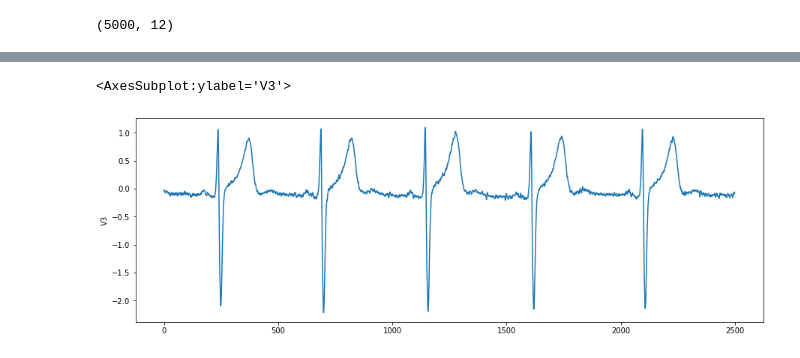
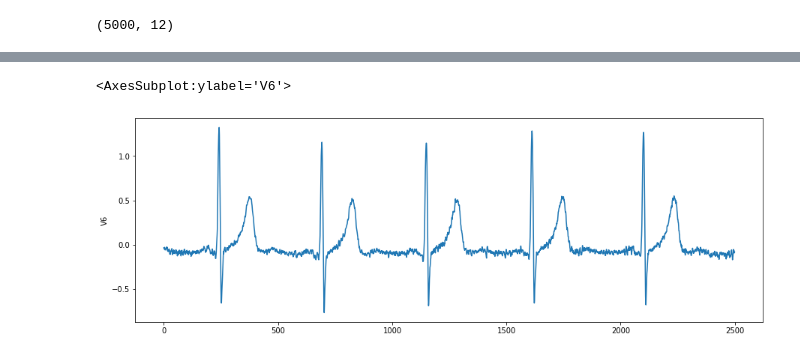
Before and after one commit to sametdumankaya/ECGProject, a Jupyter notebook: main_heartpy.ipynb, the cells around one changed output, grey strips where cells are left out. Cells and saved outputs as stored; diff of their text form; code cells hidden in the pictures.

```diff
--- a/main_heartpy.ipynb
+++ b/main_heartpy.ipynb
@@ -39,8 +39,8 @@ df.describe()
 # %%
 import seaborn as sns
 
-sns.lineplot(data=df["V3"][:2500])
+sns.lineplot(data=df["V6"][:2500])
 # %% [output]
-<AxesSubplot:ylabel='V3'>
+<AxesSubplot:ylabel='V6'>
-[figure, old version]
+[figure, new version]
 # %%
```
Also changed, not shown: parts of 6 cells of this notebook, 4 other files.
